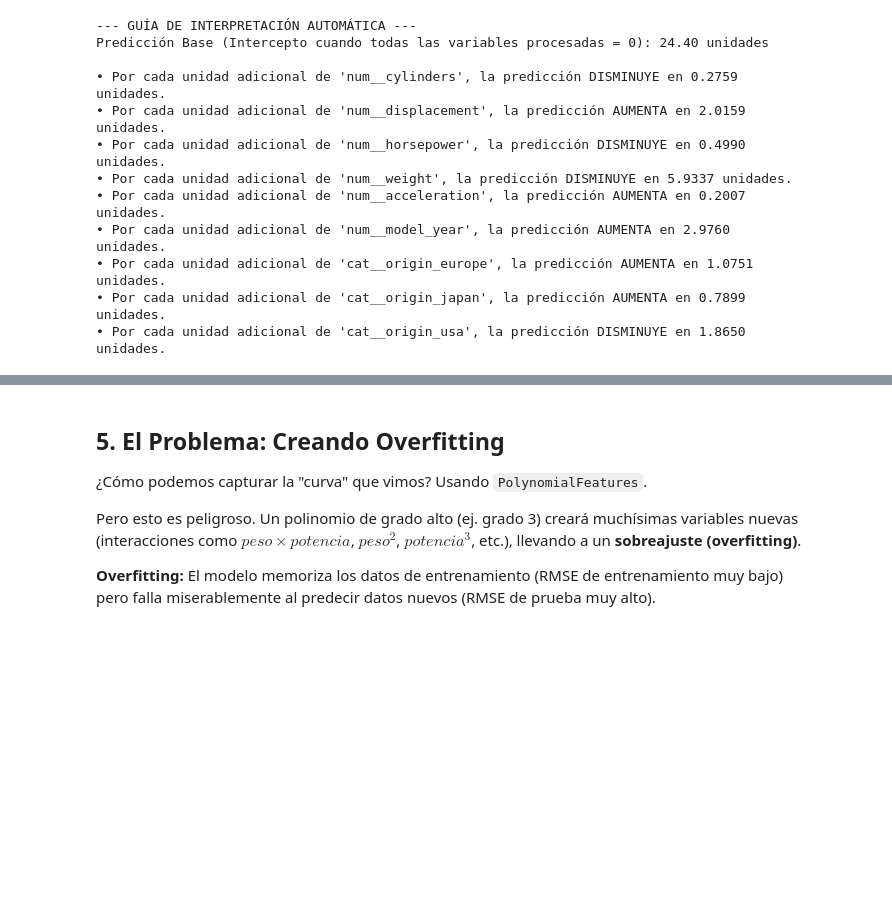
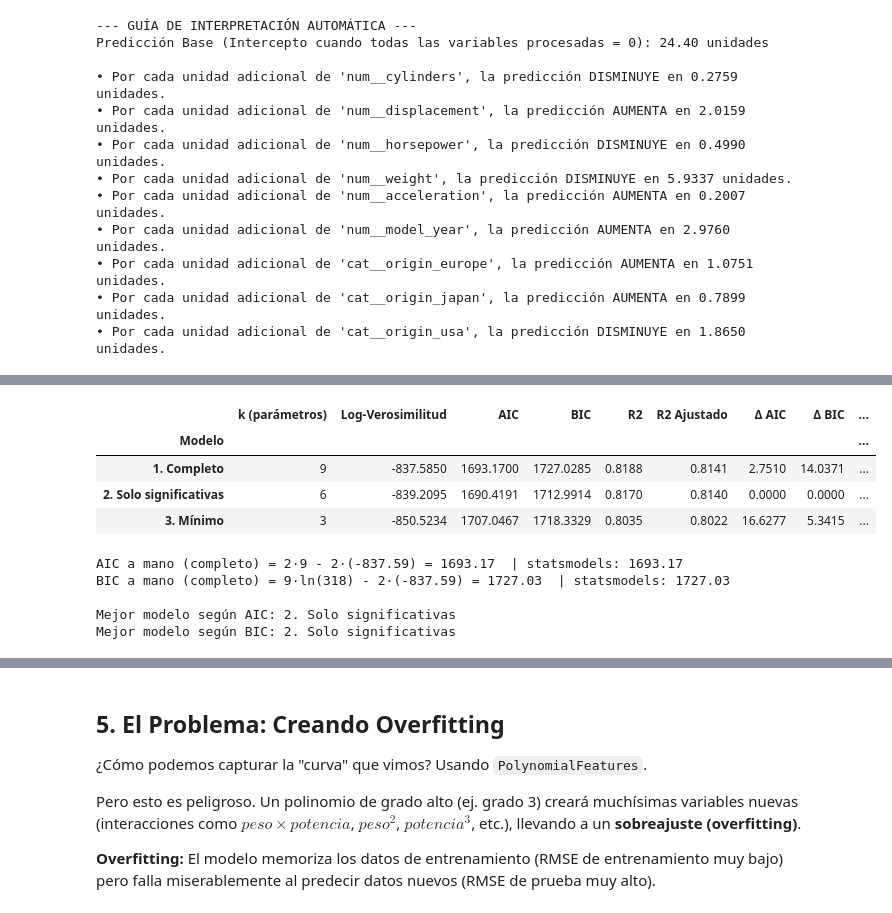
Before and after one commit to sergiomorapardo/StochasticAITechniquesClass, a Jupyter notebook: Notebooks/L4_LinearRegression.ipynb, the cells around one changed output, grey strips where cells are left out. Cells and saved outputs as stored; diff of their text form; code cells hidden in the pictures; blank space fills up the shorter version.

```diff
--- a/Notebooks/L4_LinearRegression.ipynb
+++ b/Notebooks/L4_LinearRegression.ipynb
@@ -419,0 +755,48 @@ Predicción Base (Intercepto cuando todas las variables procesadas = 0): 24.40 u
+# %%
+# Construimos las especificaciones a partir de la matriz de diseño de la sección 4.3 (X_train_inf)
+especificaciones = {
+    '1. Completo': list(X_train_inf.columns),
+    '2. Solo significativas': ['const', 'num__displacement', 'num__weight', 'num__model_year',
+                               'cat__origin_japan', 'cat__origin_usa'],
+    '3. Mínimo': ['const', 'num__weight', 'num__model_year'],
+}
+
+filas_ic = []
+for nombre, cols in especificaciones.items():
+    m = sm.OLS(y_train, X_train_inf[cols]).fit()
+    filas_ic.append({
+        'Modelo': nombre,
+        'k (parámetros)': int(m.df_model) + 1,  # + intercepto
+        'Log-Verosimilitud': m.llf,
+        'AIC': m.aic,
+        'BIC': m.bic,
+        'R2': m.rsquared,
+        'R2 Ajustado': m.rsquared_adj,
+    })
+
+tabla_ic = pd.DataFrame(filas_ic).set_index('Modelo')
+tabla_ic['Δ AIC'] = tabla_ic['AIC'] - tabla_ic['AIC'].min()
+tabla_ic['Δ BIC'] = tabla_ic['BIC'] - tabla_ic['BIC'].min()
+# Pesos de Akaike: "probabilidad" relativa de que cada modelo sea el mejor del conjunto (según AIC)
+tabla_ic['Peso Akaike'] = np.exp(-0.5 * tabla_ic['Δ AIC']) / np.exp(-0.5 * tabla_ic['Δ AIC']).sum()
+
+display(tabla_ic.round(4))
+
+# Verificación "a mano" de la fórmula para el modelo completo (statsmodels: k = coeficientes + intercepto)
+k_c, n_c, llf_c = int(modelo_ols.df_model) + 1, int(modelo_ols.nobs), modelo_ols.llf
+print(f"AIC a mano (completo) = 2·{k_c} - 2·({llf_c:.2f}) = {2 * k_c - 2 * llf_c:.2f}  | statsmodels: {modelo_ols.aic:.2f}")
+print(f"BIC a mano (completo) = {k_c}·ln({n_c}) - 2·({llf_c:.2f}) = {k_c * np.log(n_c) - 2 * llf_c:.2f}  | statsmodels: {modelo_ols.bic:.2f}")
+
+print(f"\nMejor modelo según AIC: {tabla_ic['AIC'].idxmin()}")
+print(f"Mejor modelo según BIC: {tabla_ic['BIC'].idxmin()}")
+# %% [output]
+|  | k (parámetros) | Log-Verosimilitud | AIC | BIC | R2 | R2 Ajustado | Δ AIC | Δ BIC | ... |
+| Modelo |  |  |  |  |  |  |  |  | ... |
+| 1. Completo | 9 | -837.5850 | 1693.1700 | 1727.0285 | 0.8188 | 0.8141 | 2.7510 | 14.0371 | ... |
+| 2. Solo significativas | 6 | -839.2095 | 1690.4191 | 1712.9914 | 0.8170 | 0.8140 | 0.0000 | 0.0000 | ... |
+| 3. Mínimo | 3 | -850.5234 | 1707.0467 | 1718.3329 | 0.8035 | 0.8022 | 16.6277 | 5.3415 | ... |
+AIC a mano (completo) = 2·9 - 2·(-837.59) = 1693.17  | statsmodels: 1693.17
+BIC a mano (completo) = 9·ln(318) - 2·(-837.59) = 1727.03  | statsmodels: 1727.03
+
+Mejor modelo según AIC: 2. Solo significativas
+Mejor modelo según BIC: 2. Solo significativas
```
Also changed, not shown: parts of 24 cells of this notebook.
